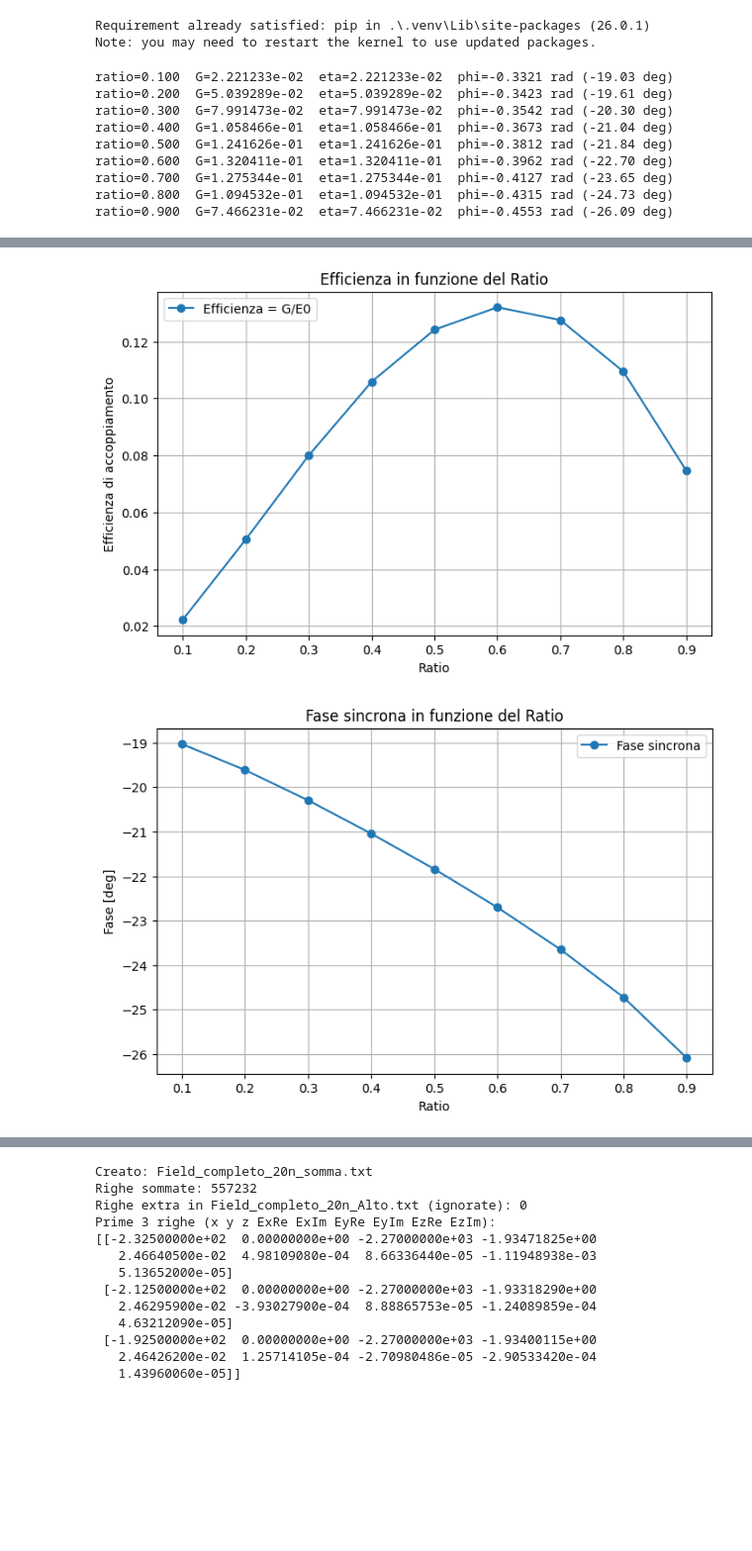
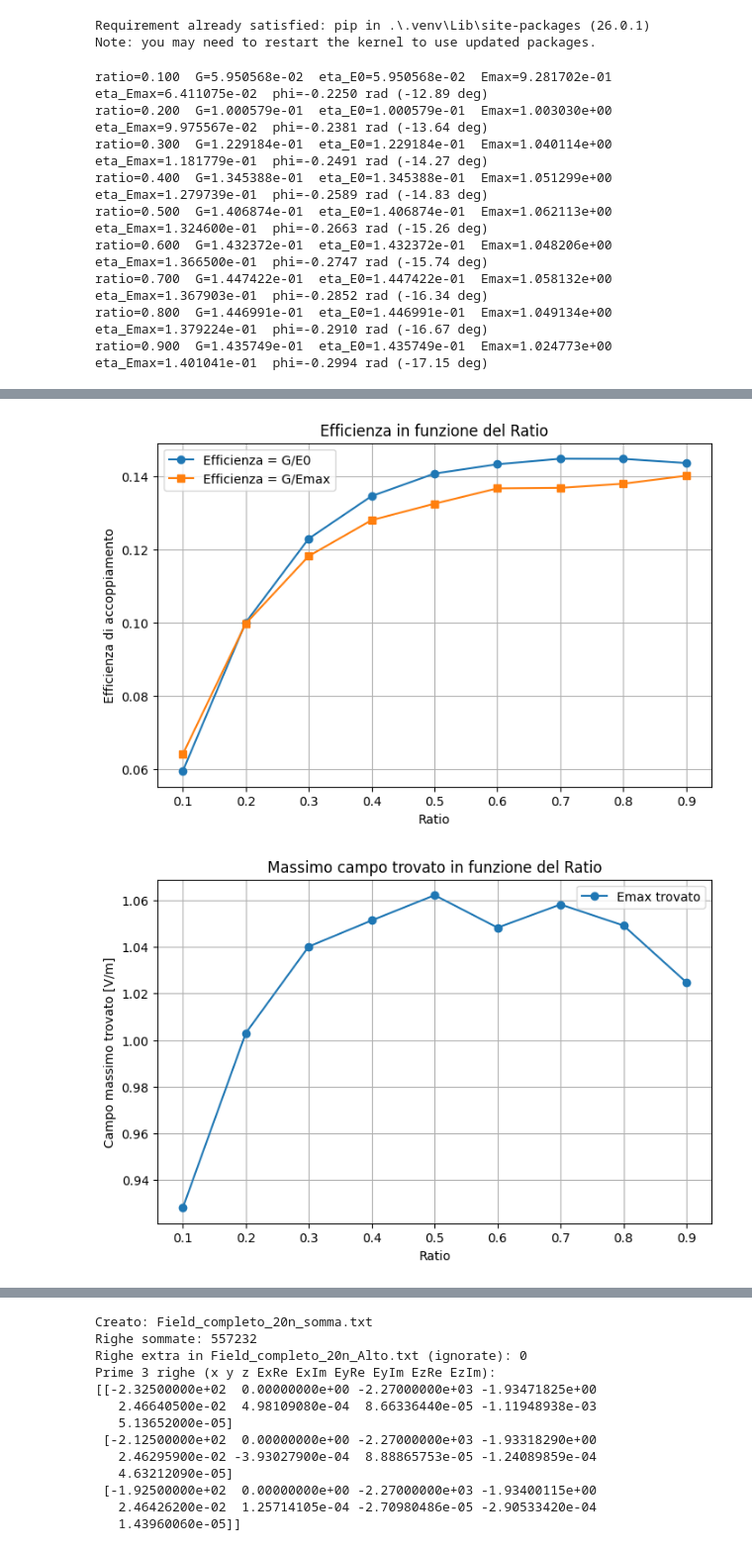
Before and after one commit to AlanMarcia/Notebook-for-analysis-of-CST-output, a Jupyter notebook: Prova.ipynb, the cells around one changed output, grey strips where cells are left out. Shown at 99% size. Drawn from its saved outputs; the diff is of its cells as text; code cells hidden in the pictures; blank space fills up the shorter version.

```diff
--- a/Prova.ipynb
+++ b/Prova.ipynb
@@ -70,26 +70,28 @@ from pathlib import Path
 import numpy as np
 import matplotlib.pyplot as plt
 
-cartella = Path("SIC_P_10um/n_2")
+cartella = Path("SIC_P_10um/n_1")
 if not cartella.exists():
     raise FileNotFoundError(f"Cartella non trovata: {cartella.resolve()}")
 
 
 
 # Parametri (x e lambda_p sono in um)
-lambda_p = 0.2918 # periodo della struttura in um (145.9 nm)
+lambda_p = 10 * 0.01459  # periodo della struttura in um (145.9 nm)
 n = 1
 E0_const = 1.0  # V/m: ampiezza della plane wave impostata in CST
 
-im_blocks = parse_cst_block_file(cartella / "A_Im.txt")
-re_blocks = parse_cst_block_file(cartella / "A_Real.txt")
+im_blocks = parse_cst_block_file(cartella / "B_Im.txt")
+re_blocks = parse_cst_block_file(cartella / "B_Real.txt")
 
 common_ratios = sorted(set(im_blocks.keys()) & set(re_blocks.keys()))
 if not common_ratios:
-    raise ValueError("Nessun ratio in comune tra tutti_im.txt e tutti_re.txt")
+    raise ValueError("Nessun ratio in comune tra B_Im.txt e B_Real.txt")
 
 G = np.zeros(len(common_ratios))
 efficiency = np.zeros(len(common_ratios))
+efficiency_max = np.zeros(len(common_ratios))
+E_max_found = np.zeros(len(common_ratios))
 phi_rad = np.zeros(len(common_ratios))
 phi_deg = np.zeros(len(common_ratios))
 
@@ -112,10 +114,14 @@ for i, ratio_val in enumerate(common_ratios):
     G[i] = np.abs(complex_grad)
     phi_rad[i] = np.angle(complex_grad)
     phi_deg[i] = np.degrees(phi_rad[i])
+
+    E_max_found[i] = np.max(np.abs(Ex))
     efficiency[i] = G[i] / E0_const
+    efficiency_max[i] = G[i] / E_max_found[i]
 
     print(
-        f"ratio={ratio_val:.3f}  G={G[i]:.6e}  eta={efficiency[i]:.6e}  "
+        f"ratio={ratio_val:.3f}  G={G[i]:.6e}  eta_E0={efficiency[i]:.6e}  "
+        f"Emax={E_max_found[i]:.6e}  eta_Emax={efficiency_max[i]:.6e}  "
         f"phi={phi_rad[i]:+.4f} rad ({phi_deg[i]:+.2f} deg)"
     )
 
@@ -130,14 +136,23 @@ plt.show()
 
 plt.figure(figsize=(8, 5))
 plt.plot(common_ratios, efficiency, marker="o", label="Efficienza = G/E0")
+plt.plot(common_ratios, efficiency_max, marker="s", label="Efficienza = G/Emax")
 plt.xlabel("Ratio")
 plt.ylabel("Efficienza di accoppiamento")
 plt.title("Efficienza in funzione del Ratio")
 plt.grid(True)
 plt.legend()
-plt.savefig(cartella / "A_efficiency_vs_ratio.png")
+plt.savefig(cartella / "B_efficiency_vs_ratio.png")
 plt.show()
 
+plt.figure(figsize=(8, 5))
+plt.plot(common_ratios, E_max_found, marker="o", label="Emax trovato")
+plt.xlabel("Ratio")
+plt.ylabel("Campo massimo trovato [V/m]")
+plt.title("Massimo campo trovato in funzione del Ratio")
+plt.grid(True)
+plt.legend()
+plt.show()
 
 plt.figure(figsize=(8, 5))
 plt.plot(common_ratios, phi_deg, marker="o", label="Fase sincrona")
@@ -148,12 +163,12 @@ plt.grid(True)
 plt.legend()
 plt.show()
 # %% [output]
-ratio=0.100  G=2.221233e-02  eta=2.221233e-02  phi=-0.3321 rad (-19.03 deg)
-ratio=0.200  G=5.039289e-02  eta=5.039289e-02  phi=-0.3423 rad (-19.61 deg)
-ratio=0.300  G=7.991473e-02  eta=7.991473e-02  phi=-0.3542 rad (-20.30 deg)
-ratio=0.400  G=1.058466e-01  eta=1.058466e-01  phi=-0.3673 rad (-21.04 deg)
-ratio=0.500  G=1.241626e-01  eta=1.241626e-01  phi=-0.3812 rad (-21.84 deg)
-ratio=0.600  G=1.320411e-01  eta=1.320411e-01  phi=-0.3962 rad (-22.70 deg)
-ratio=0.700  G=1.275344e-01  eta=1.275344e-01  phi=-0.4127 rad (-23.65 deg)
-ratio=0.800  G=1.094532e-01  eta=1.094532e-01  phi=-0.4315 rad (-24.73 deg)
-ratio=0.900  G=7.466231e-02  eta=7.466231e-02  phi=-0.4553 rad (-26.09 deg)
+ratio=0.100  G=5.950568e-02  eta_E0=5.950568e-02  Emax=9.281702e-01  eta_Emax=6.411075e-02  phi=-0.2250 rad (-12.89 deg)
+ratio=0.200  G=1.000579e-01  eta_E0=1.000579e-01  Emax=1.003030e+00  eta_Emax=9.975567e-02  phi=-0.2381 rad (-13.64 deg)
+ratio=0.300  G=1.229184e-01  eta_E0=1.229184e-01  Emax=1.040114e+00  eta_Emax=1.181779e-01  phi=-0.2491 rad (-14.27 deg)
+ratio=0.400  G=1.345388e-01  eta_E0=1.345388e-01  Emax=1.051299e+00  eta_Emax=1.279739e-01  phi=-0.2589 rad (-14.83 deg)
+ratio=0.500  G=1.406874e-01  eta_E0=1.406874e-01  Emax=1.062113e+00  eta_Emax=1.324600e-01  phi=-0.2663 rad (-15.26 deg)
+ratio=0.600  G=1.432372e-01  eta_E0=1.432372e-01  Emax=1.048206e+00  eta_Emax=1.366500e-01  phi=-0.2747 rad (-15.74 deg)
+ratio=0.700  G=1.447422e-01  eta_E0=1.447422e-01  Emax=1.058132e+00  eta_Emax=1.367903e-01  phi=-0.2852 rad (-16.34 deg)
+ratio=0.800  G=1.446991e-01  eta_E0=1.446991e-01  Emax=1.049134e+00  eta_Emax=1.379224e-01  phi=-0.2910 rad (-16.67 deg)
+ratio=0.900  G=1.435749e-01  eta_E0=1.435749e-01  Emax=1.024773e+00  eta_Emax=1.401041e-01  phi=-0.2994 rad (-17.15 deg)
@@ -161,2 +176,2 @@ ratio=0.900  G=7.466231e-02  eta=7.466231e-02  phi=-0.4553 rad (-26.09 deg)
-[figure, old version]
+[figure, new version]
-[figure, old version]
+[figure, new version]
```
Also changed, not shown: parts of 1 cell of this notebook.
